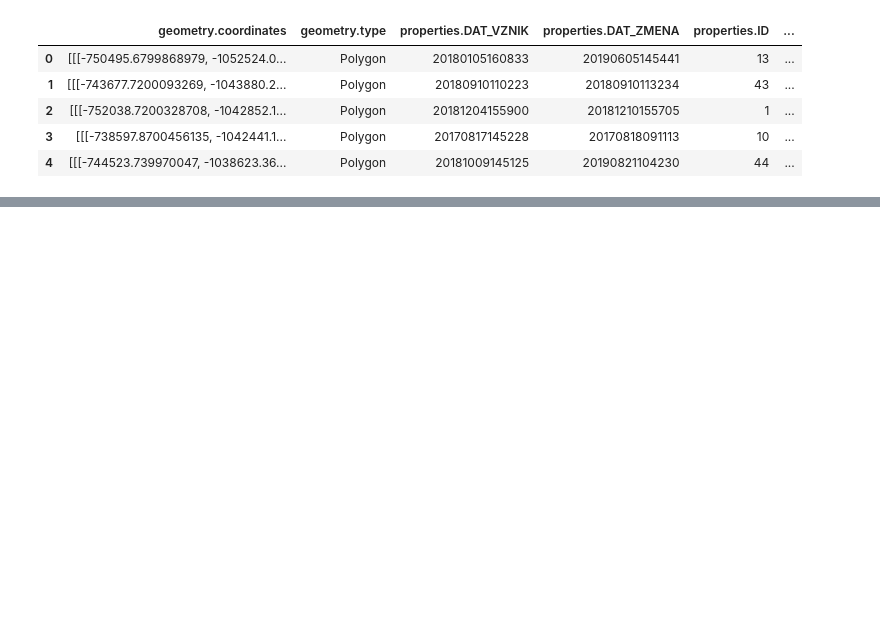
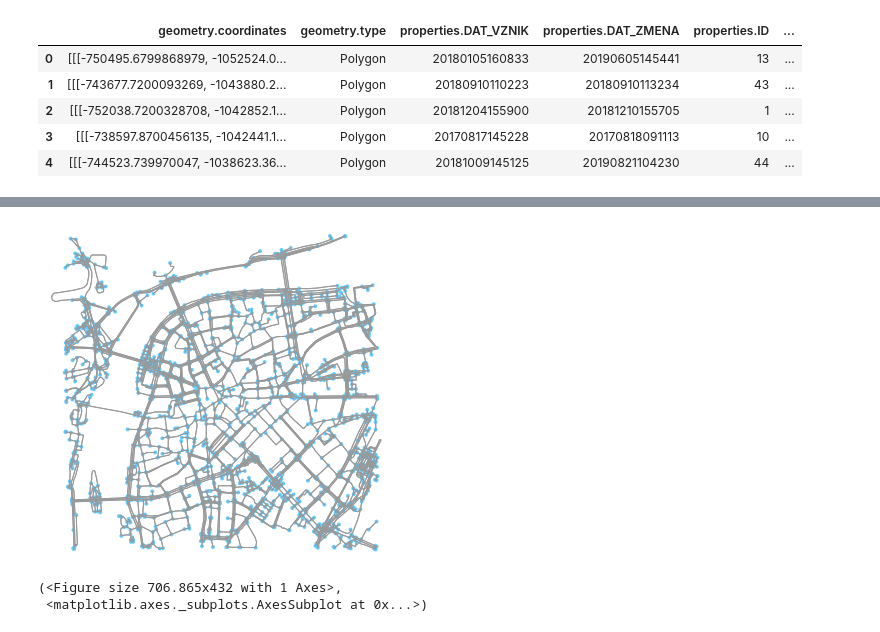
Before and after one commit to tonnyeremin/Urban-Data-Science, a Jupyter notebook: Walking Accessibility.ipynb, the cells around one changed output, grey strips where cells are left out. Drawn from its saved outputs; the diff is of its cells as text; code cells hidden in the pictures; blank space fills up the shorter version.

```diff
--- a/Walking Accessibility.ipynb
+++ b/Walking Accessibility.ipynb
@@ -107,0 +93,7 @@ osm.plot_graph(map_p)
+# %%
+map_p = ox.graph_from_address('Prague',network_type='walk', simplify=True)
+ox.plot_graph(map_p)
+# %% [output]
+[figure, added]
+(<Figure size 706.865x432 with 1 Axes>,
+ <matplotlib.axes._subplots.AxesSubplot at 0x...>)
```
Also changed, not shown: parts of 11 cells of this notebook.
